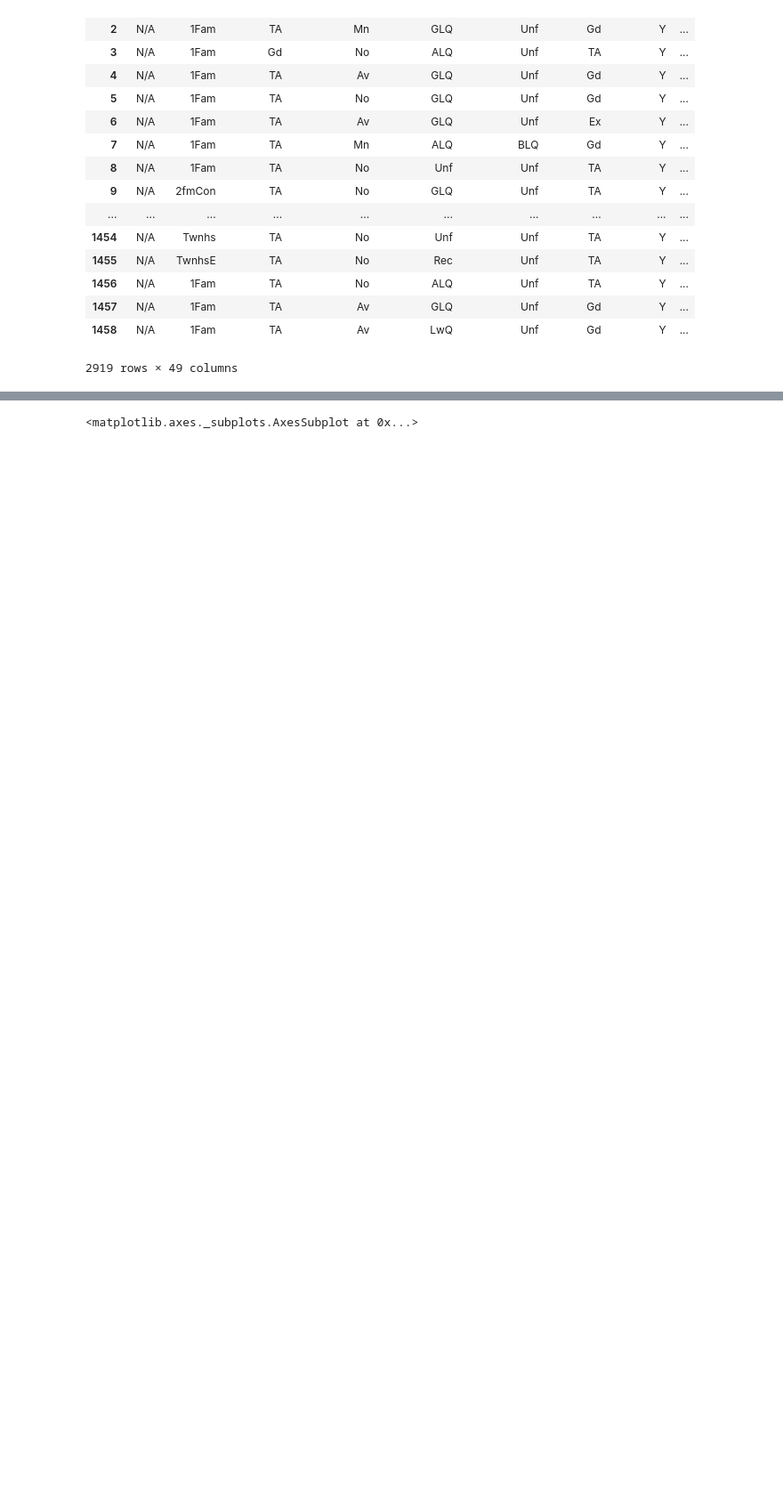
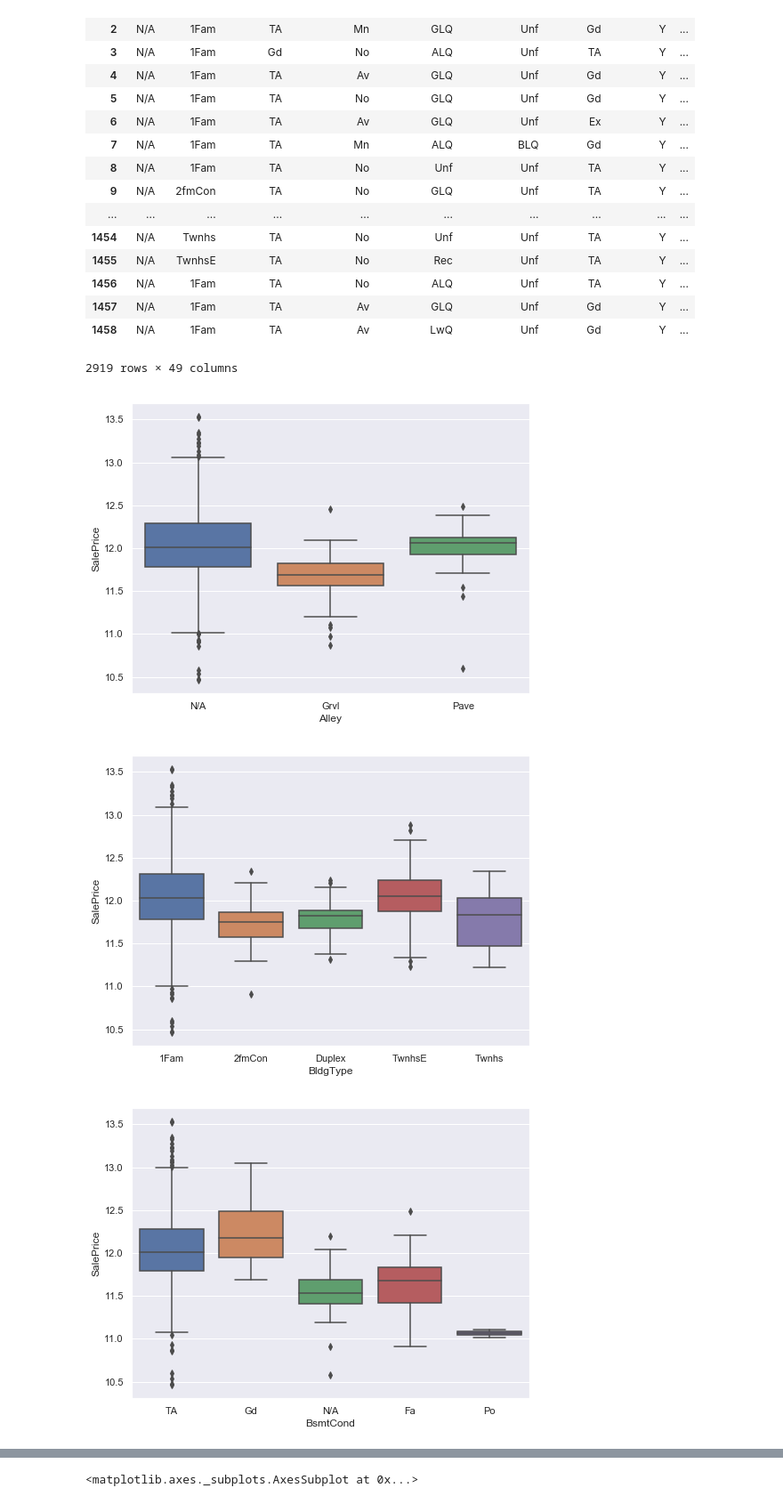
Before and after one commit to mariocg86/real_estate_prices, a Jupyter notebook: House_Prices_Project.ipynb, the cells around one changed output, grey strips where cells are left out. Shown at 89% size. Cells and saved outputs as stored; diff of their text form; code cells hidden in the pictures; blank space fills up the shorter version.

```diff
--- a/House_Prices_Project.ipynb
+++ b/House_Prices_Project.ipynb
@@ -249,3 +246,16 @@ category_cols
 | 1457 | N/A | 1Fam | TA | Av | GLQ | Unf | Gd | Y | ... |
 | 1458 | N/A | 1Fam | TA | Av | LwQ | Unf | Gd | Y | ... |
 2919 rows × 49 columns
+# %%
+## Plot categorical Values
+
+# vars_box = ['OverallQual','YearBuilt','BedroomAbvGr']
+vars_box = category_cols
+for var in vars_box:
+    data = pd.concat([train['SalePrice'], train[var]], axis=1)
+    f, ax = plt.subplots(figsize=(8, 6))
+    fig = sns.boxplot(x=var, y="SalePrice", data=data)
+# %% [output]
+[figure, added]
+[figure, added]
+[figure, added]
```
Also changed, not shown: parts of 15 cells of this notebook.
